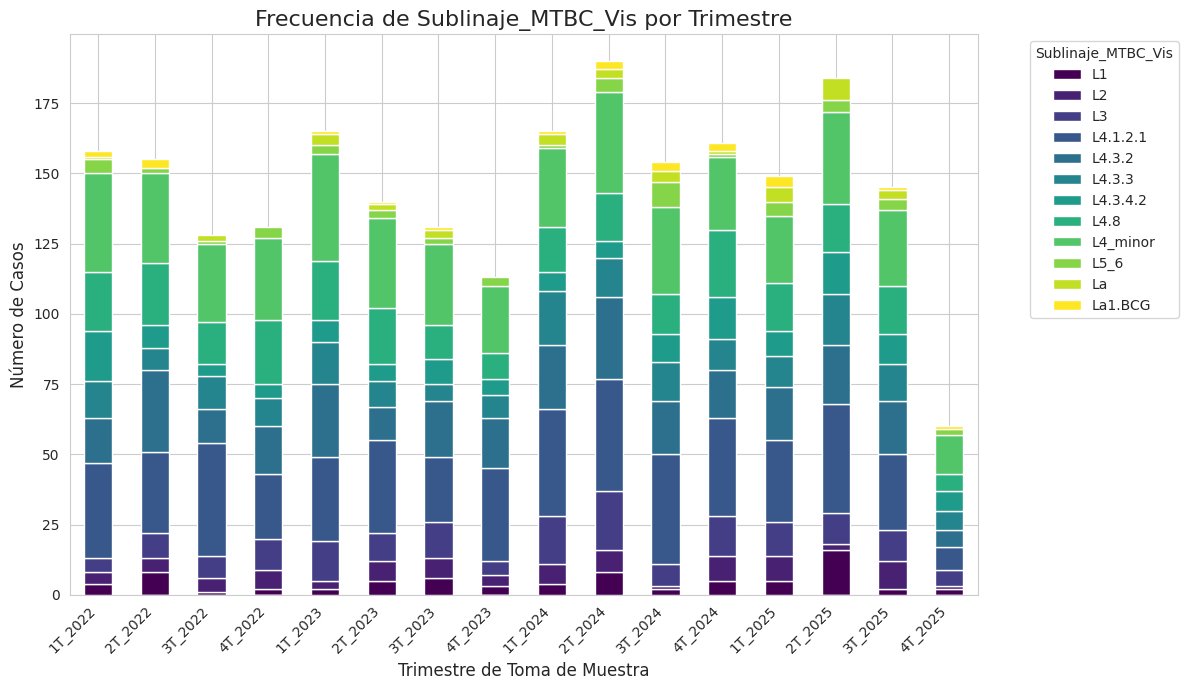
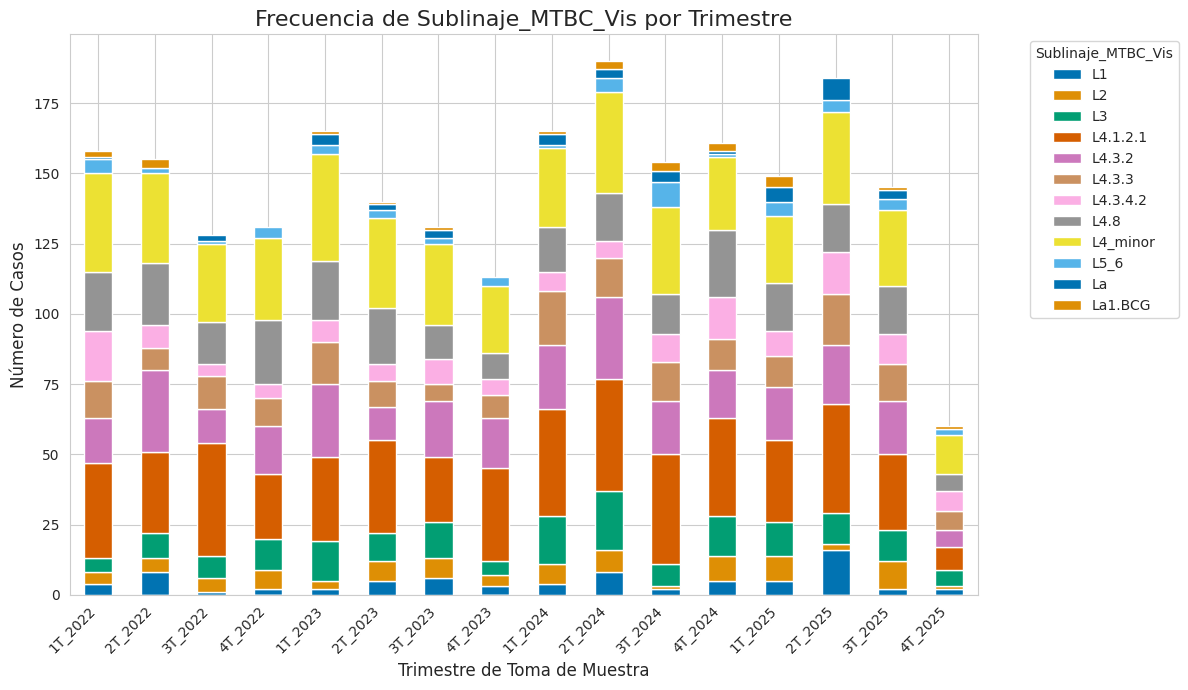
Code edit (unified diff) that turned the first committed figure into the second:
--- before
+++ after
@@ -8,5 +8,9 @@
 fig, ax = plt.subplots(figsize=(12, 7)) # Ajustar el tamaño de la figura para mejor visibilidad
 
-frecuencias_df.plot(kind='bar', stacked=True, ax=ax, cmap='viridis')
+# Obtener una paleta colorblind-friendly de Seaborn con el número adecuado de colores
+num_sublinajes = frecuencias_df.shape[1]
+colorblind_palette = sns.color_palette('colorblind', n_colors=num_sublinajes)
+
+frecuencias_df.plot(kind='bar', stacked=True, ax=ax, color=colorblind_palette) # Usar 'color' en lugar de 'cmap'
 
 # Añadir título y etiquetas
@@ -24,2 +28,5 @@
 plt.tight_layout() # Ajustar el diseño para evitar que las etiquetas se corten
 plt.show()
+
+# Guardar el gráfico como imagen
+fig.savefig('frecuencia_sublinaje_trimestre_bar_chart.png', bbox_inches='tight')

Commit: Creado con Colab